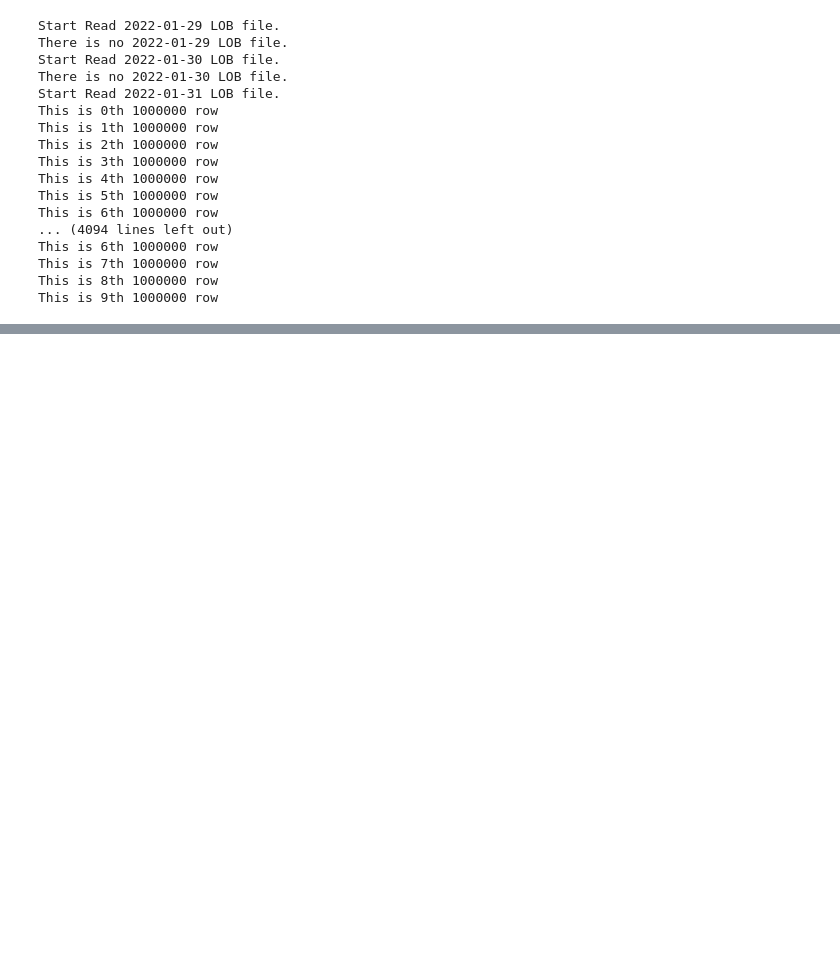
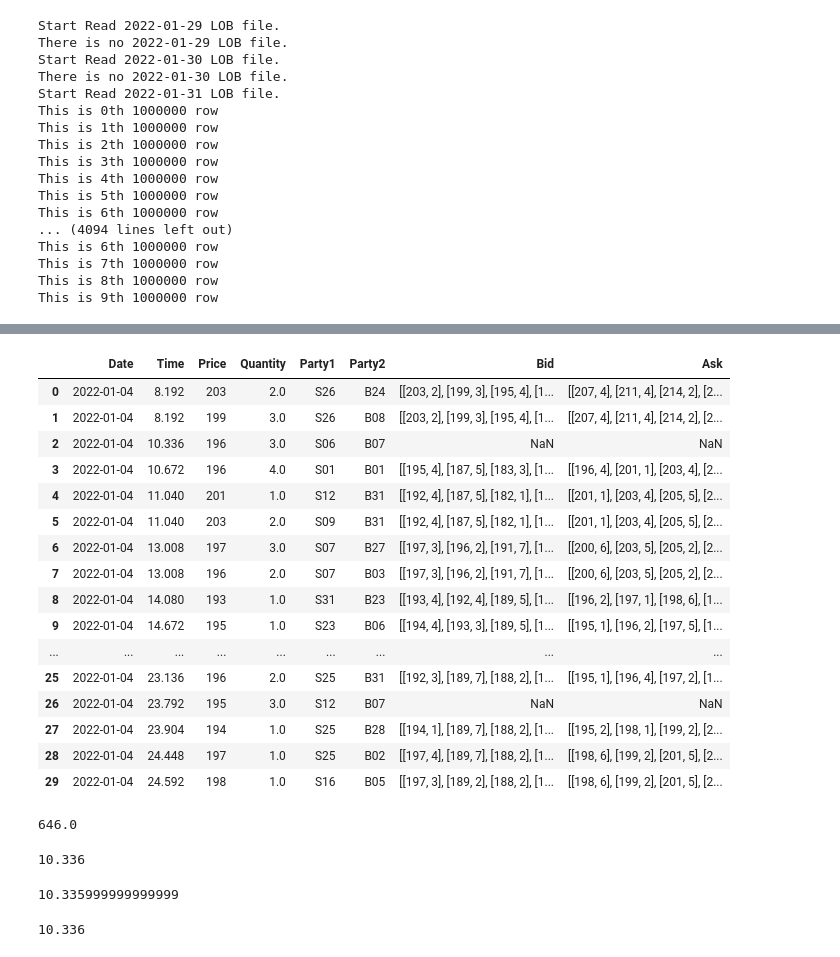
Before and after one commit to data-science-mini-project26/Mini_Project, a Jupyter notebook: Tianheng_Zhou/Tianheng-Zhou-Data-Restore.ipynb, the cells around one changed output, grey strips where cells are left out. Saved outputs shown, nothing was run; the diff lists cells and outputs as text; code cells hidden in the pictures; blank space fills up the shorter version.

```diff
--- a/Tianheng_Zhou/Tianheng-Zhou-Data-Restore.ipynb
+++ b/Tianheng_Zhou/Tianheng-Zhou-Data-Restore.ipynb
@@ -457,0 +725,6 @@ This is 9th 1000000 row
+# %%
+%%time
+import numpy as np
+for date in list(Tape_with_LOB["Date"].unique()):
+    nan_number = np.sum(list(map(lambda x:pd.isna(x),Tape_with_LOB.loc[Tape_with_LOB["Date"] == date]["Bid"])))
+    print(f"{date} nan Number {nan_number}")
@@ -457,0 +749,4 @@ This is 9th 1000000 row
+# %%
+for date in list(Tape_with_LOB["Date"].unique()):
+    nan_number = np.sum(list(map(lambda x:pd.isna(x),Tape_with_LOB.loc[Tape_with_LOB["Date"] == date]["Ask"])))
+    print(f"{date} nan Number {nan_number}")
@@ -457,0 +783,2 @@ This is 9th 1000000 row
+# %%
+LOB["Time"]  = LOB["Time"].round(decimals = 3)
@@ -457,0 +789,11 @@ This is 9th 1000000 row
+# %%
+%%time
+
+
+Tape_with_LOB = pd.DataFrame()
+for date in list(new_tape["Date"].unique()):
+    new_tape_date = new_tape.loc[new_tape["Date"] == date]
+    LOB_date = LOB.loc[LOB["Date"] == date]
+    new_df = pd.merge(new_tape_date, LOB_date,  how='left', left_on=['Date','Time'], right_on = ['Date','Time'])
+    Tape_with_LOB = Tape_with_LOB.append(new_df)
+    print(f"{date} Finished.")
@@ -457,0 +864,32 @@ This is 9th 1000000 row
+# %%
+Tape_with_LOB.head(30)
+# %% [output]
+|  | Date | Time | Price | Quantity | Party1 | Party2 | Bid | Ask |
+| 0 | 2022-01-04 | 8.192 | 203 | 2.0 | S26 | B24 | [[203, 2], [199, 3], [195, 4], [1... | [[207, 4], [211, 4], [214, 2], [2... |
+| 1 | 2022-01-04 | 8.192 | 199 | 3.0 | S26 | B08 | [[203, 2], [199, 3], [195, 4], [1... | [[207, 4], [211, 4], [214, 2], [2... |
+| 2 | 2022-01-04 | 10.336 | 196 | 3.0 | S06 | B07 | NaN | NaN |
+| 3 | 2022-01-04 | 10.672 | 196 | 4.0 | S01 | B01 | [[195, 4], [187, 5], [183, 3], [1... | [[196, 4], [201, 1], [203, 4], [2... |
+| 4 | 2022-01-04 | 11.040 | 201 | 1.0 | S12 | B31 | [[192, 4], [187, 5], [182, 1], [1... | [[201, 1], [203, 4], [205, 5], [2... |
+| 5 | 2022-01-04 | 11.040 | 203 | 2.0 | S09 | B31 | [[192, 4], [187, 5], [182, 1], [1... | [[201, 1], [203, 4], [205, 5], [2... |
+| 6 | 2022-01-04 | 13.008 | 197 | 3.0 | S07 | B27 | [[197, 3], [196, 2], [191, 7], [1... | [[200, 6], [203, 5], [205, 2], [2... |
+| 7 | 2022-01-04 | 13.008 | 196 | 2.0 | S07 | B03 | [[197, 3], [196, 2], [191, 7], [1... | [[200, 6], [203, 5], [205, 2], [2... |
+| 8 | 2022-01-04 | 14.080 | 193 | 1.0 | S31 | B23 | [[193, 4], [192, 4], [189, 5], [1... | [[196, 2], [197, 1], [198, 6], [1... |
+| 9 | 2022-01-04 | 14.672 | 195 | 1.0 | S23 | B06 | [[194, 4], [193, 3], [189, 5], [1... | [[195, 1], [196, 2], [197, 5], [1... |
+| ... | ... | ... | ... | ... | ... | ... | ... | ... |
+| 25 | 2022-01-04 | 23.136 | 196 | 2.0 | S25 | B31 | [[192, 3], [189, 7], [188, 2], [1... | [[195, 1], [196, 4], [197, 2], [1... |
+| 26 | 2022-01-04 | 23.792 | 195 | 3.0 | S12 | B07 | NaN | NaN |
+| 27 | 2022-01-04 | 23.904 | 194 | 1.0 | S25 | B28 | [[194, 1], [189, 7], [188, 2], [1... | [[195, 2], [198, 1], [199, 2], [2... |
+| 28 | 2022-01-04 | 24.448 | 197 | 1.0 | S25 | B02 | [[197, 4], [189, 7], [188, 2], [1... | [[198, 6], [199, 2], [201, 5], [2... |
+| 29 | 2022-01-04 | 24.592 | 198 | 1.0 | S16 | B05 | [[197, 3], [189, 2], [188, 2], [1... | [[198, 6], [199, 2], [201, 5], [2... |
+# %%
+10.336/0.016
+# %% [output]
+646.0
+# %%
+LOB.loc[LOB["Date"] == "2022-01-04"].iloc[646]["Time"]
+# %% [output]
+10.336
+# %%
+new_tape.loc[new_tape["Date"] == "2022-01-04"].iloc[2]["Time"]
+# %% [output]
+10.335999999999999
@@ -457,0 +898,4 @@ This is 9th 1000000 row
+# %%
+new_tape.loc[new_tape["Date"] == "2022-01-04"].iloc[2]["Time"]
+# %% [output]
+10.336
```
Also changed, not shown: parts of 58 cells of this notebook.
